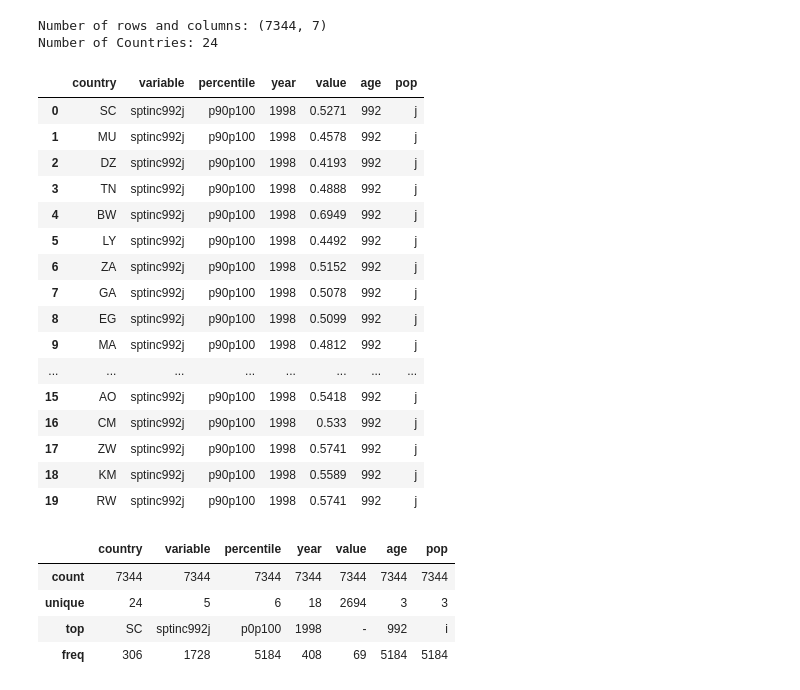
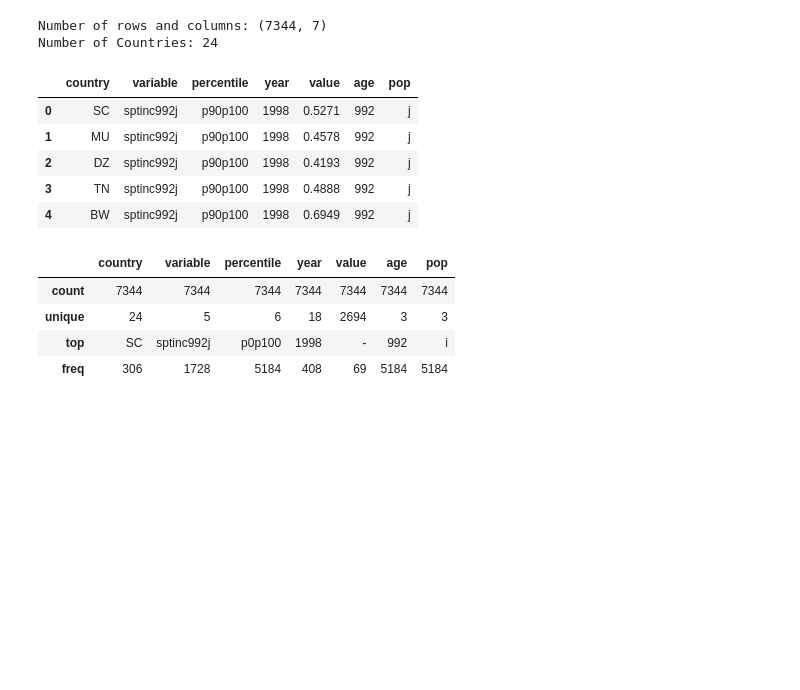
Before and after one commit to data301-2021-winter1/group35-project, a Jupyter notebook: notebooks/analysis1.ipynb, the cells around one changed output. Drawn from its saved outputs; the diff is of its cells as text; code cells hidden in the pictures; blank space fills up the shorter version.

```diff
--- a/notebooks/analysis1.ipynb
+++ b/notebooks/analysis1.ipynb
@@ -27,25 +24,14 @@ print(f"Number of Countries: {CID['country'].nunique()}")
 Number of rows and columns: (7344, 7)
 Number of Countries: 24
 # %%
-CID.head(20)
+CID.head()
 # %% [output]
 |  | country | variable | percentile | year | value | age | pop |
 | 0 | SC | sptinc992j | p90p100 | 1998 | 0.5271 | 992 | j |
 | 1 | MU | sptinc992j | p90p100 | 1998 | 0.4578 | 992 | j |
 | 2 | DZ | sptinc992j | p90p100 | 1998 | 0.4193 | 992 | j |
 | 3 | TN | sptinc992j | p90p100 | 1998 | 0.4888 | 992 | j |
 | 4 | BW | sptinc992j | p90p100 | 1998 | 0.6949 | 992 | j |
-| 5 | LY | sptinc992j | p90p100 | 1998 | 0.4492 | 992 | j |
-| 6 | ZA | sptinc992j | p90p100 | 1998 | 0.5152 | 992 | j |
-| 7 | GA | sptinc992j | p90p100 | 1998 | 0.5078 | 992 | j |
-| 8 | EG | sptinc992j | p90p100 | 1998 | 0.5099 | 992 | j |
-| 9 | MA | sptinc992j | p90p100 | 1998 | 0.4812 | 992 | j |
-| ... | ... | ... | ... | ... | ... | ... | ... |
-| 15 | AO | sptinc992j | p90p100 | 1998 | 0.5418 | 992 | j |
-| 16 | CM | sptinc992j | p90p100 | 1998 | 0.533 | 992 | j |
-| 17 | ZW | sptinc992j | p90p100 | 1998 | 0.5741 | 992 | j |
-| 18 | KM | sptinc992j | p90p100 | 1998 | 0.5589 | 992 | j |
-| 19 | RW | sptinc992j | p90p100 | 1998 | 0.5741 | 992 | j |
 # %%
 CID.describe()
 # %% [output]
```
Also changed, not shown: parts of 11 cells of this notebook, 1 other file.
